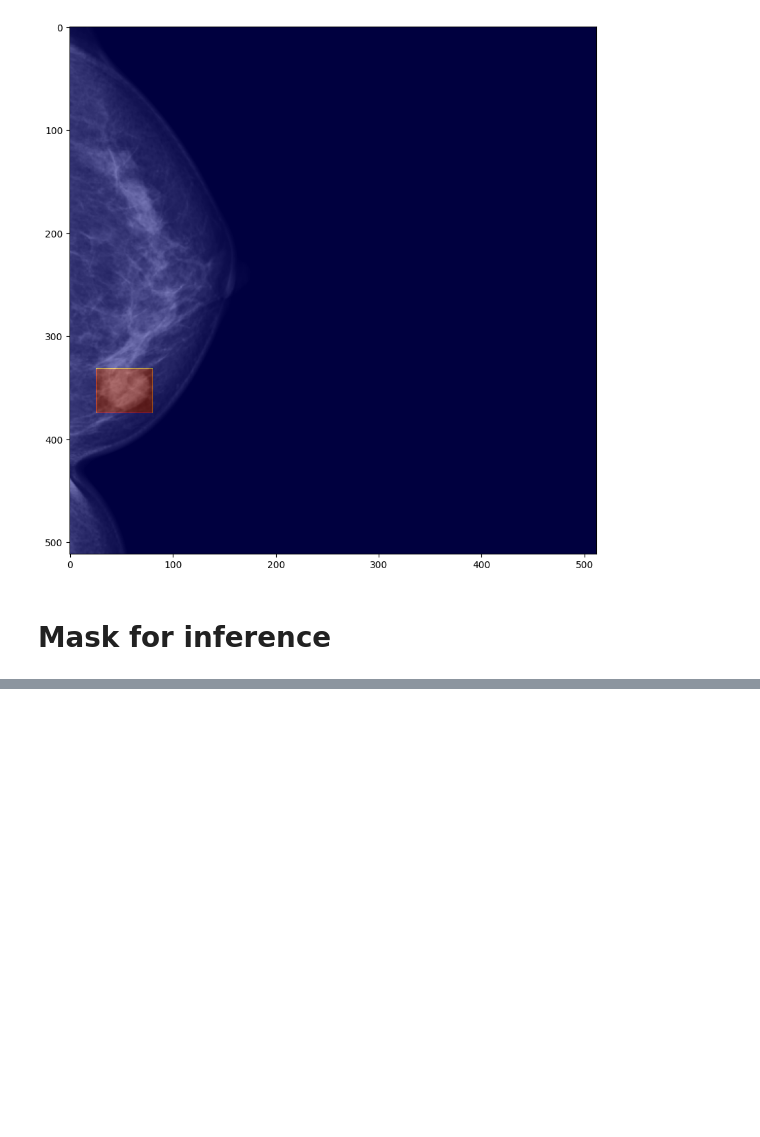
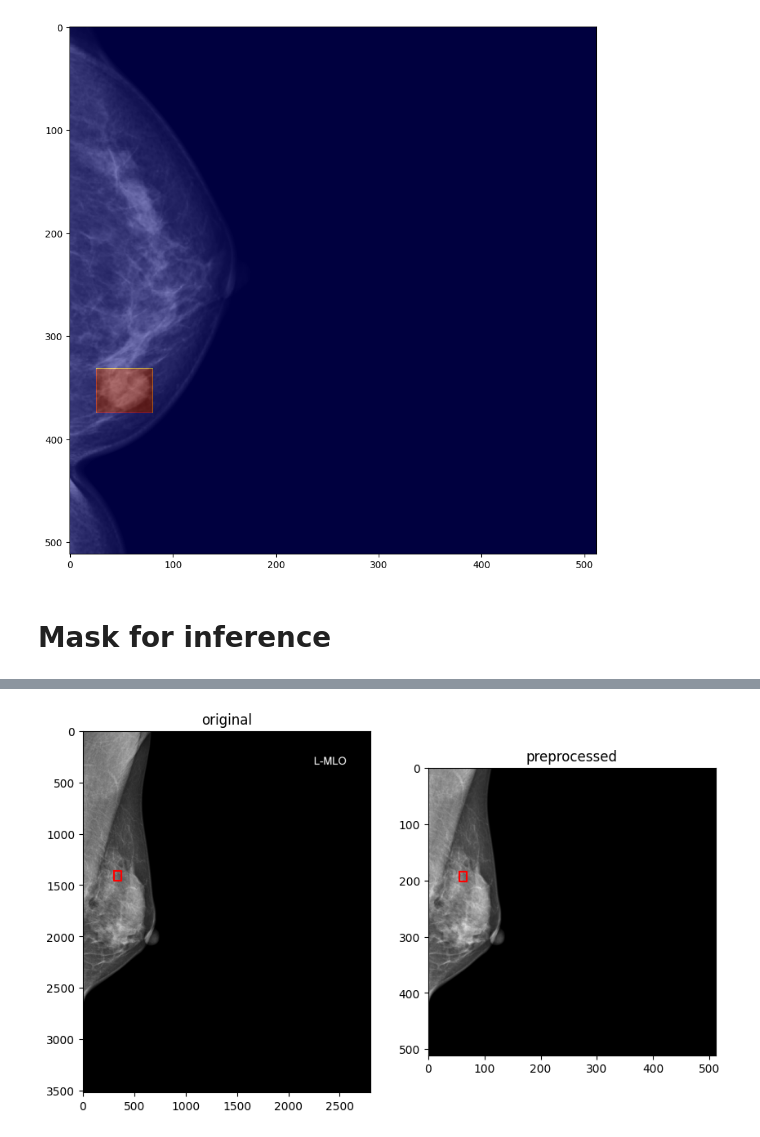
Before and after one commit to Likalto4/diffusion-models_master, a Jupyter notebook: dataset_analysis/masks/vindr-mammo/masks_generation.ipynb, the cells around one changed output, grey strips where cells are left out. Drawn from its saved outputs; the diff is of its cells as text; code cells hidden in the pictures; blank space fills up the shorter version.

```diff
--- a/dataset_analysis/masks/vindr-mammo/masks_generation.ipynb
+++ b/dataset_analysis/masks/vindr-mammo/masks_generation.ipynb
@@ -159,0 +172,78 @@ overlapped.save(data_saving_path / 'overlapped.png')
+# %%
+# read metadata file
+metadata_path = repo_path / 'data/vindr-mammo/metadata'/f'finding_annotations.csv'
+metadata = pd.read_csv(metadata_path)
+# remove rows with finding_caegories == "'No Finding'"
+metadata = metadata[metadata['finding_categories'] != "['No Finding']"]
+
+# example row
+i = 116
+
+# get bbox
+x1, y1, x2, y2 = metadata.xmin[i], metadata.ymin[i], metadata.xmax[i], metadata.ymax[i]
+coord = np.asarray([x1, y1, x2, y2], dtype=int)
+print(f'Original coordinates: {coord}')
+# get laterality
+side = metadata.laterality[i]
+print(f'Laterality: {side}')
+
+# add png extension
+file_name = metadata.image_id[i] + '.png'
+image_path = repo_path / 'data/vindr-mammo/images/' f'{folder_name}' / file_name
+image_path_RGB = repo_path / 'data/vindr-mammo/images/' f'{folder_name}_RGB' / file_name
+
+# read images
+im = np.asarray(Image.open(image_path))
+im_preprocessed = np.asarray(Image.open(image_path_RGB))
+
+# images sizes
+original_size = im.shape
+reshape_size = im_preprocessed.shape
+print(f'Original size: {original_size}\nReshape size: {reshape_size}')
+
+# if side is right, flip x coordinate
+if side == 'R':
+    coord[0] =  original_size[1] - coord[0]# -1
+    coord[2] =  original_size[1] - coord[2]# -1
+
+    print(f'Flipped coordinates: {coord}')
+
+coord = np.clip(coord, 0, None) # negative values are send to zero
+
+# if any of the coordinates is negative, or the coordinates are zero, skip
+if np.any(coord < 0) or (coord[0]-coord[2]) == 0:
+    print('Skipping')
+
+# get resized bounding box coordinates
+orig_height = original_size[0]
+orig_width = original_size[1]
+# vector of coordinates
+coord_r = (coord * (resolution / orig_width))
+coord_r = np.round(coord_r).astype(int) # round to nearest int
+print(f'Resized coordinates: {coord_r}')
+
+# get the resized height and width difference before cropping to remove from y coordinates (the larger, height)
+resize_diff = int((orig_height * resolution)/orig_width) - resolution
+resize_diff = int(resize_diff/2)
+# substract from y1 and y2
+coord_r[1] = coord_r[1] - resize_diff
+coord_r[3] = coord_r[3] - resize_diff
+print(f'Squared coordinates: {coord_r}')
+
+# plot original and preprocessed
+fig, ax = plt.subplots(1,2, figsize=(10,10))
+ax[0].imshow(im, cmap='gray')
+ax[0].set_title('original')
+# plot the bbox
+ax[0].plot([coord[0], coord[0], coord[2], coord[2], coord[0]], [coord[1], coord[3], coord[3], coord[1], coord[1]], color='r')
+ax[1].imshow(im_preprocessed, cmap='gray')
+ax[1].set_title('preprocessed')
+# plot the bbox
+ax[1].plot([coord_r[0], coord_r[0], coord_r[2], coord_r[2], coord_r[0]], [coord_r[1], coord_r[3], coord_r[3], coord_r[1], coord_r[1]], color='r')
+
+# create mask using pil
+mask = Image.new('L', (resolution, resolution), 0) # creates empty 8-bit grayscale image
+draw = ImageDraw.Draw(mask) # prepare drawing
+# draw the rectangle using the coord_r
+draw.rectangle([coord_r[0], coord_r[1], coord_r[2], coord_r[3]], fill=255) # fill with white
+# %% [output]
@@ -159,0 +256 @@ overlapped.save(data_saving_path / 'overlapped.png')
+[figure, added]
```
Also changed, not shown: parts of 7 cells of this notebook, 2 other files.
